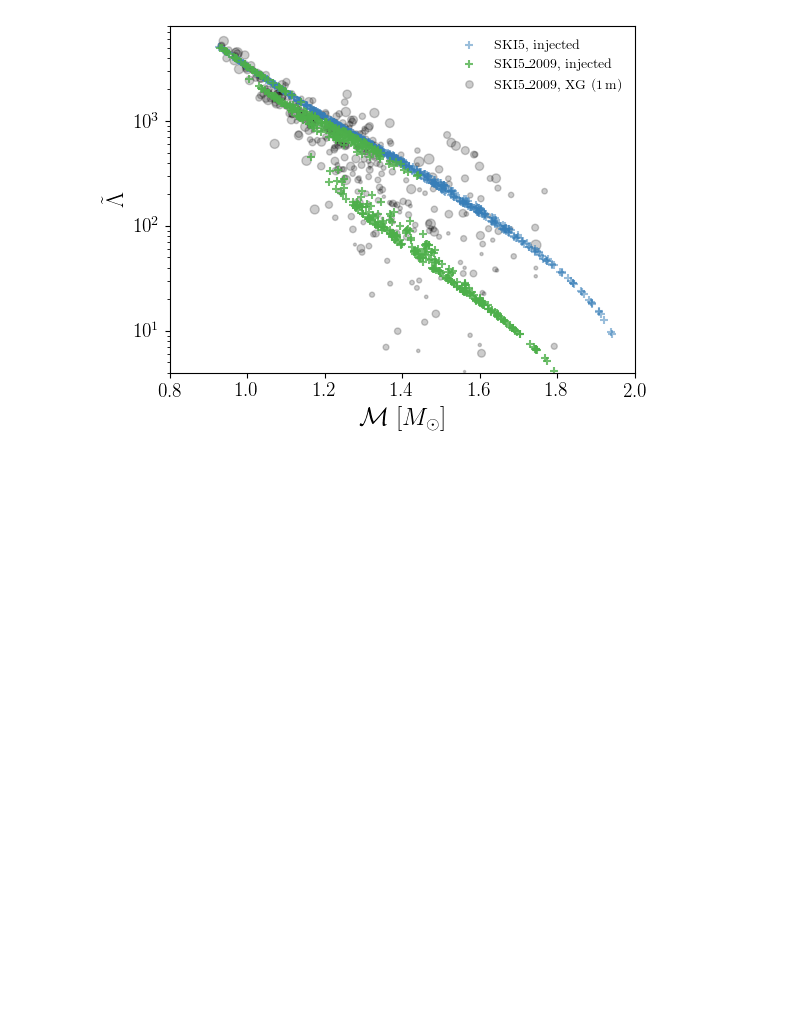
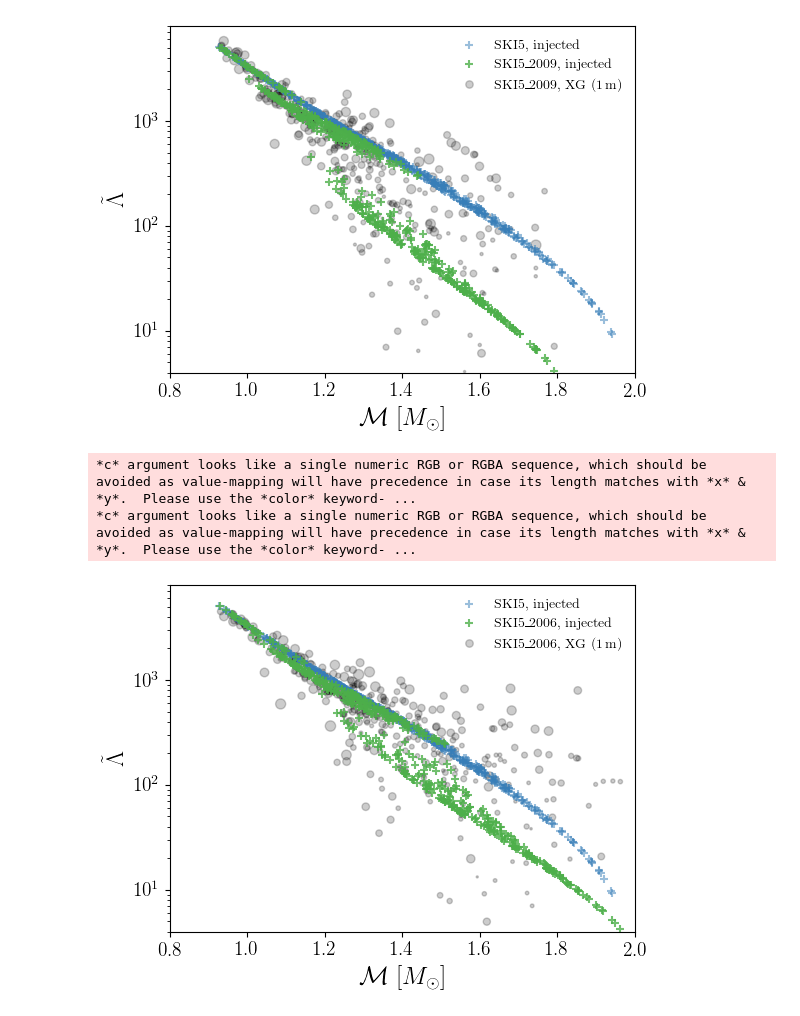
Before and after one commit to landryp/twin-stars, a Jupyter notebook: PopPlots.ipynb, the cells around one changed output. Drawn from its saved outputs; the diff is of its cells as text; code cells hidden in the pictures; blank space fills up the shorter version.

Commit message:
update plotting scripts + plots

```diff
--- a/PopPlots.ipynb
+++ b/PopPlots.ipynb
@@ -69,3 +69,59 @@ plt.savefig(PLTDIR+'SKI52009_pop.png')
 *c* argument looks like a single numeric RGB or RGBA sequence, which should be avoided as value-mapping will have precedence in case its length matches with *x* & *y*.  Please use the *color* keyword- ...
 *c* argument looks like a single numeric RGB or RGBA sequence, which should be avoided as value-mapping will have precedence in case its length matches with *x* & *y*.  Please use the *color* keyword- ...
 [figure]
+# %%
+# SKI5_2006 population
+
+eos = 'SKI5'
+
+short_scenario = '3G'
+scenario = '3Gm1'
+scenario_dict = {'O5': 'A+ (1 yr)', 'O5y2': 'A+ (2 yr)', '3Gd1': 'XG (1 d)', '3Gw1': 'XG (1 wk)', '3Gm1': 'XG (1 mo)'}
+color = sns.color_palette()[1]
+pop = 'v0'
+
+poppath = DATDIR+'unif_BNS_{1}{2}/{0}_unif_BNS_{1}_detected-{3}.csv'.format(short_scenario,eos,pop,scenario)
+pop_dat = np.genfromtxt(poppath,names=True,delimiter=',',dtype=None,encoding=None)
+mcs = pop_dat['mc']
+Lts = pop_dat['Lt']
+mcs_det = pop_dat['mc_det']
+Lts_det = pop_dat['Lt_det']
+dLts = pop_dat['dLt']
+
+plt.figure(figsize=(6,4.5))
+plt.scatter(mcs,Lts,marker='+',c=color,label='SKI5, injected',alpha=0.5,zorder=0)
+
+eos = 'SKI52006'
+
+short_scenario = '3G'
+scenario = '3Gm1'
+scenario_dict = {'O5': 'A+ (1 yr)', 'O5y2': 'A+ (2 yr)', '3Gd1': 'XG (1 d)', '3Gw1': 'XG (1 wk)', '3Gm1': 'XG (1 mo)'}
+color = sns.color_palette()[2]
+pop = 'v0'
+
+poppath = DATDIR+'unif_BNS_{1}{2}/{0}_unif_BNS_{1}_detected-{3}.csv'.format(short_scenario,eos,pop,scenario)
+pop_dat = np.genfromtxt(poppath,names=True,delimiter=',',dtype=None,encoding=None)
+mcs = pop_dat['mc']
+Lts = pop_dat['Lt']
+mcs_det = pop_dat['mc_det']
+Lts_det = pop_dat['Lt_det']
+dLts = pop_dat['dLt']
+
+plt.scatter(mcs,Lts,marker='+',c=color,label='SKI5_2006, injected',alpha=0.8,zorder=1)
+plt.scatter(mcs_det,Lts_det,marker='.',alpha=0.2,c='k',s=4*20.*dLts/np.mean(dLts),label='SKI5_2006, XG (1\,m)',zorder=-1)
+
+plt.yscale('log')
+plt.xlim(0.8,2.)
+plt.ylim(4.,8000.)
+plt.ylabel(r'$\tilde{\Lambda}$',size=18)
+plt.xlabel(r'$\mathcal{M}\;[M_\odot]$',size=18)
+
+plt.xticks(fontsize=14)
+plt.yticks(fontsize=14)
+
+plt.legend(frameon=False)
+plt.savefig(PLTDIR+'SKI52006_pop.png',bbox_inches="tight")
+# %% [output]
+*c* argument looks like a single numeric RGB or RGBA sequence, which should be avoided as value-mapping will have precedence in case its length matches with *x* & *y*.  Please use the *color* keyword- ...
+*c* argument looks like a single numeric RGB or RGBA sequence, which should be avoided as value-mapping will have precedence in case its length matches with *x* & *y*.  Please use the *color* keyword- ...
+[figure, added]
```
Also changed, not shown: parts of 3 cells of this notebook, 7 other files.
